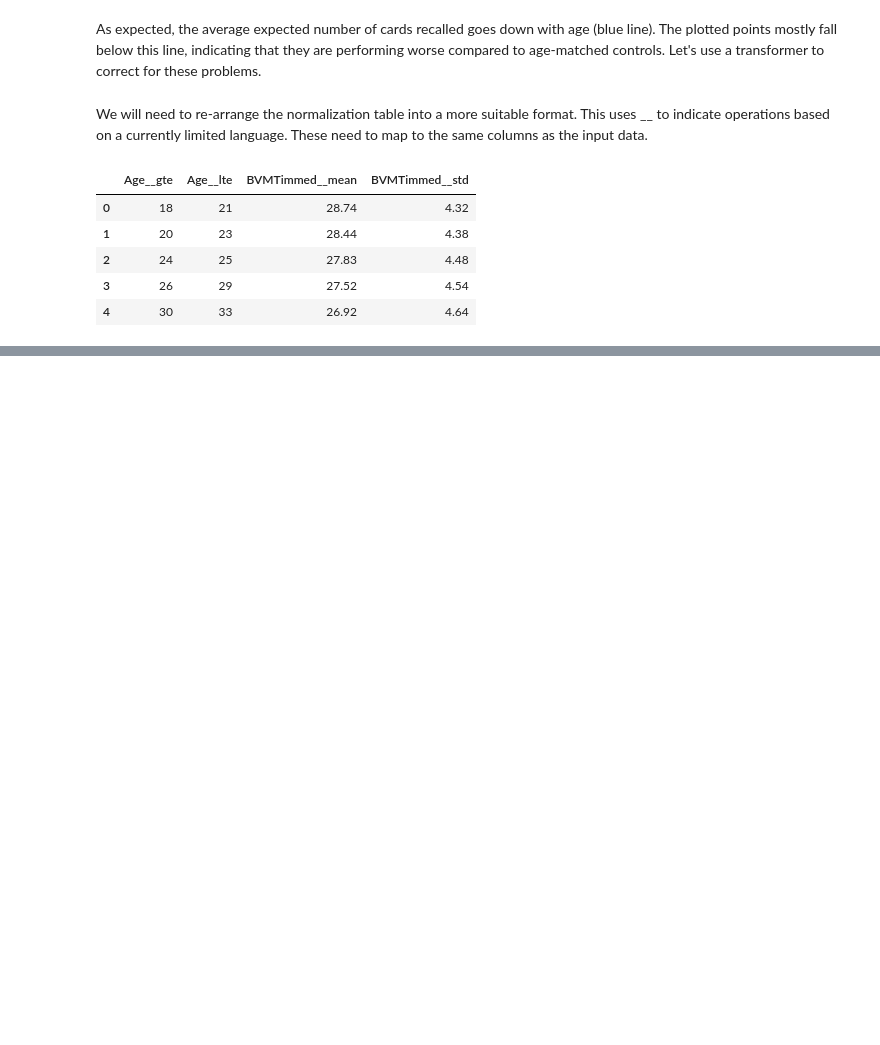
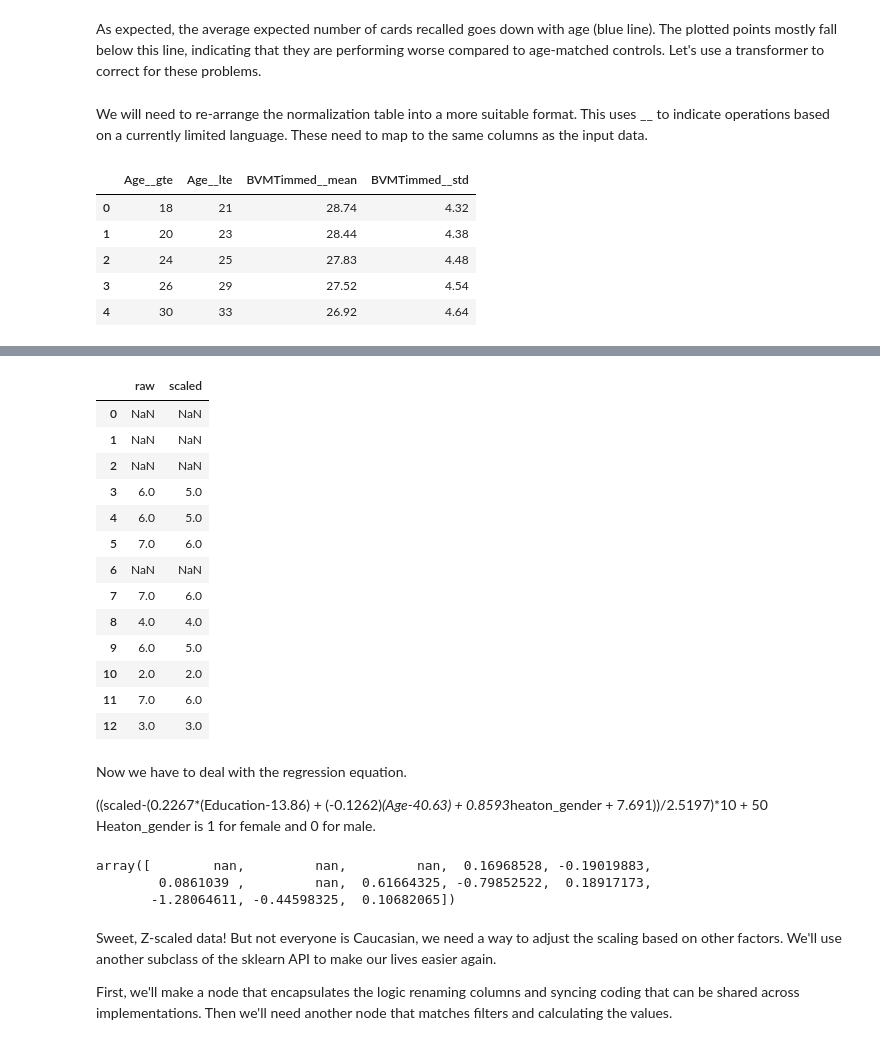
Before and after one commit to JudoWill/autoneuro, a Jupyter notebook: 00_core.ipynb, the cells around one changed output, grey strips where cells are left out. Drawn from its saved outputs; the diff is of its cells as text; code cells hidden in the pictures; blank space fills up the shorter version.

```diff
--- a/00_core.ipynb
+++ b/00_core.ipynb
@@ -252,7 +298,0 @@ transform_immed.needed_cols
-# %%
-from sklearn.compose import ColumnTransformer
-
-multi_trans = ColumnTransformer([('bvmt_immid_lookup', transform_immed, transform_immed.needed_cols),
-                                 ('bvmt_delay_lookup', transform_dr, transform_dr.needed_cols )])
-
-multi_trans.fit_transform(bvmt_all)
@@ -276,0 +428,53 @@ multi_trans.get_feature_names()
+# %%
+scale_ser = pd.Series(scale_data['scaled'].values,
+                      index = pd.IntervalIndex.from_arrays(scale_data['min'].values,
+                                                           scale_data['max'].values,
+                                                           closed='both'))
+
+
+pd.DataFrame({'raw':bvmt_all['BVMTdelay'],
+              'scaled': bvmt_all['BVMTdelay'].map(scale_ser.get)})
+# %% [output]
+|  | raw | scaled |
+| 0 | NaN | NaN |
+| 1 | NaN | NaN |
+| 2 | NaN | NaN |
+| 3 | 6.0 | 5.0 |
+| 4 | 6.0 | 5.0 |
+| 5 | 7.0 | 6.0 |
+| 6 | NaN | NaN |
+| 7 | 7.0 | 6.0 |
+| 8 | 4.0 | 4.0 |
+| 9 | 6.0 | 5.0 |
+| 10 | 2.0 | 2.0 |
+| 11 | 7.0 | 6.0 |
+| 12 | 3.0 | 3.0 |
+# %% [markdown]
+Now we have to deal with the regression equation.
+
+((scaled-(0.2267*(Education-13.86) + (-0.1262)*(Age-40.63) + 0.8593*heaton_gender + 7.691))/2.5197)*10 + 50
+Heaton_gender is 1 for female and 0 for male.
+# %%
+
+# Slightly Edited for z-scaling
+eqn = "(scaled-(0.2267*(Education-13.86) + (-0.1262)*(Age-40.63) + 0.8593*heaton_gender + 7.691))/2.5197"
+
+cal_data = pd.DataFrame({'scaled': bvmt_all['BVMTdelay'].map(scale_ser.get),
+                         'Education': bvmt_all['Education'],
+                         'Age': bvmt_all['Age'],
+                         'heaton_gender': bvmt_all['Sex'].replace({1: 0,
+                                                                   2: 1})})
+
+normed_data = ne.evaluate(eqn, local_dict=cal_data)
+normed_data
+# %% [output]
+array([        nan,         nan,         nan,  0.16968528, -0.19019883,
+        0.0861039 ,         nan,  0.61664325, -0.79852522,  0.18917173,
+       -1.28064611, -0.44598325,  0.10682065])
+# %% [markdown]
+Sweet, Z-scaled data!
+But not everyone is Caucasian, we need a way to adjust the scaling based on other factors.
+We'll use another subclass of the sklearn API to make our lives easier again.
+
+First, we'll make a node that encapsulates the logic renaming columns and syncing coding that can be shared across implementations.
+Then we'll need another node that matches filters and calculating the values.
```
Also changed, not shown: parts of 20 cells of this notebook, 12 other files.
